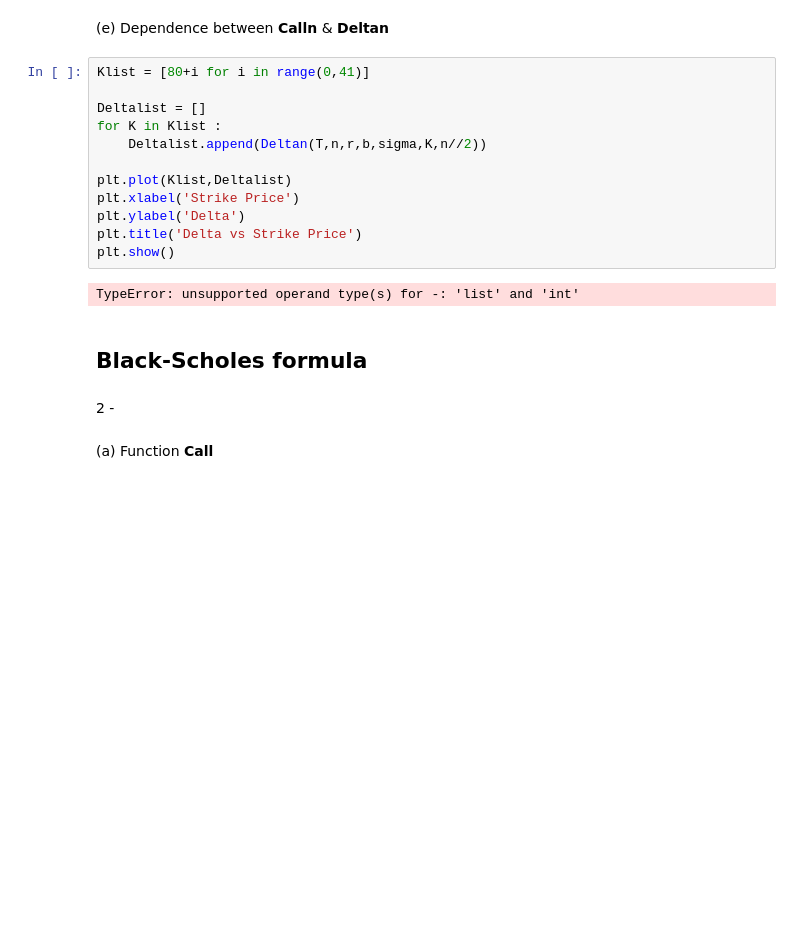
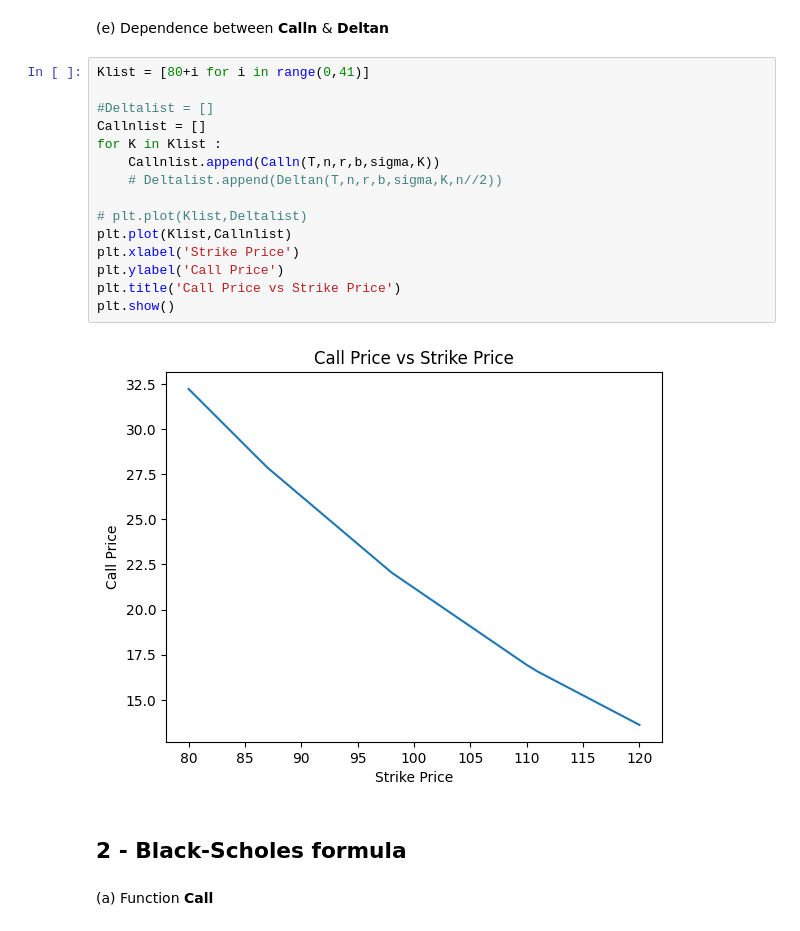
Before and after one commit to Matt-Olek/MAP552-Stochastic-models, a Jupyter notebook: CPS11.ipynb, the cells around one changed output. Drawn from its saved outputs; the diff is of its cells as text; blank space fills up the shorter version.

Commit message:
Plotted Call price vs Strike Price

```diff
--- a/CPS11.ipynb
+++ b/CPS11.ipynb
@@ -60,21 +60,22 @@ def Deltan(T,n,r,b,sigma,K,j) :
 # %%
 Klist = [80+i for i in range(0,41)]
 
-Deltalist = []
+#Deltalist = []
+Callnlist = []
 for K in Klist :
-    Deltalist.append(Deltan(T,n,r,b,sigma,K,n//2))
+    Callnlist.append(Calln(T,n,r,b,sigma,K))
+    # Deltalist.append(Deltan(T,n,r,b,sigma,K,n//2))
 
-plt.plot(Klist,Deltalist)
+# plt.plot(Klist,Deltalist)
+plt.plot(Klist,Callnlist)
 plt.xlabel('Strike Price')
-plt.ylabel('Delta')
-plt.title('Delta vs Strike Price')
+plt.ylabel('Call Price')
+plt.title('Call Price vs Strike Price')
 plt.show()
 # %% [output]
-TypeError: unsupported operand type(s) for -: 'list' and 'int'
+[figure, added]
 # %% [markdown]
-## Black-Scholes formula
+## 2 - Black-Scholes formula
-# %% [markdown]
-2 -
 # %% [markdown]
 (a) Function **Call**
 # %%
```
Also changed, not shown: parts of 2 cells of this notebook.
